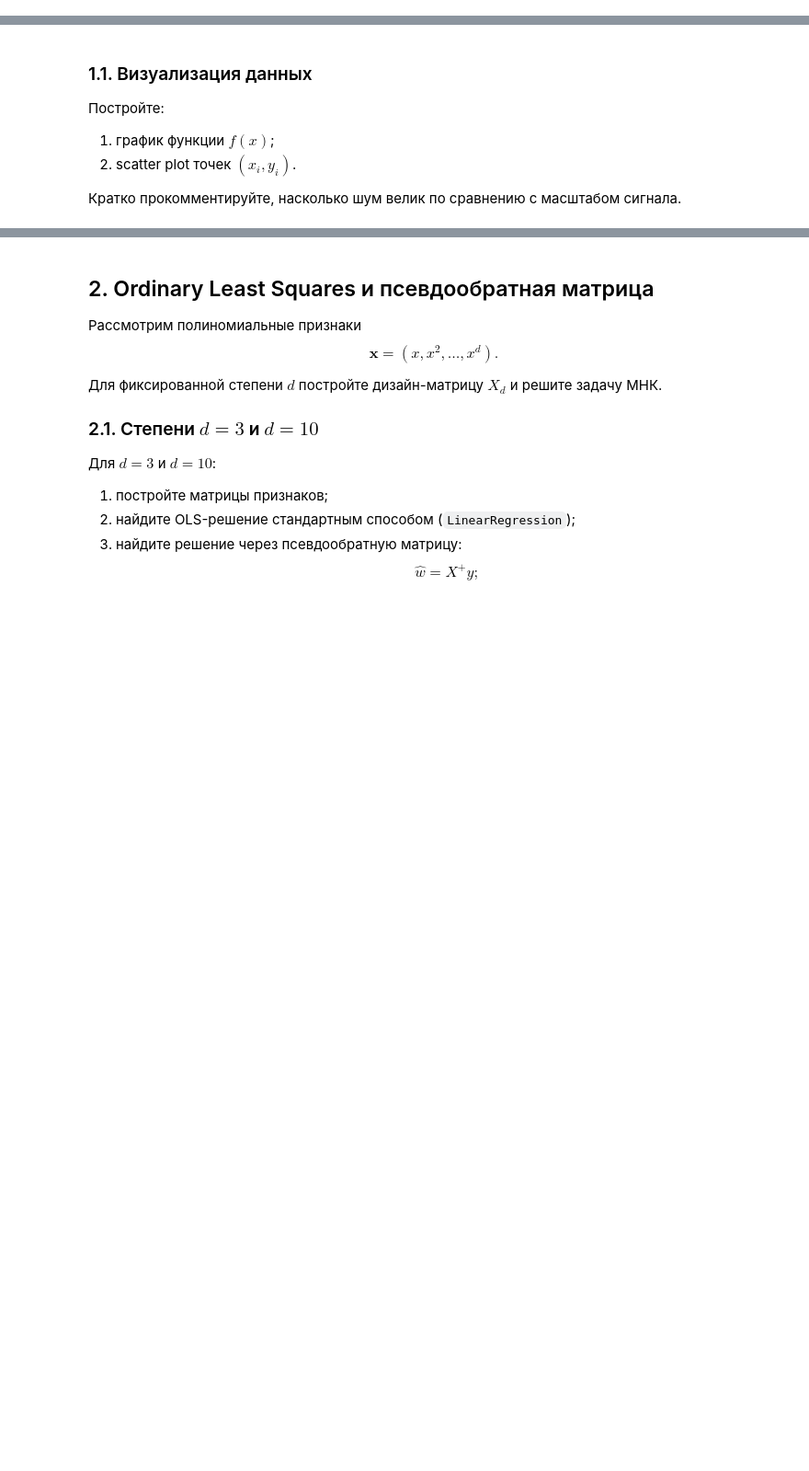
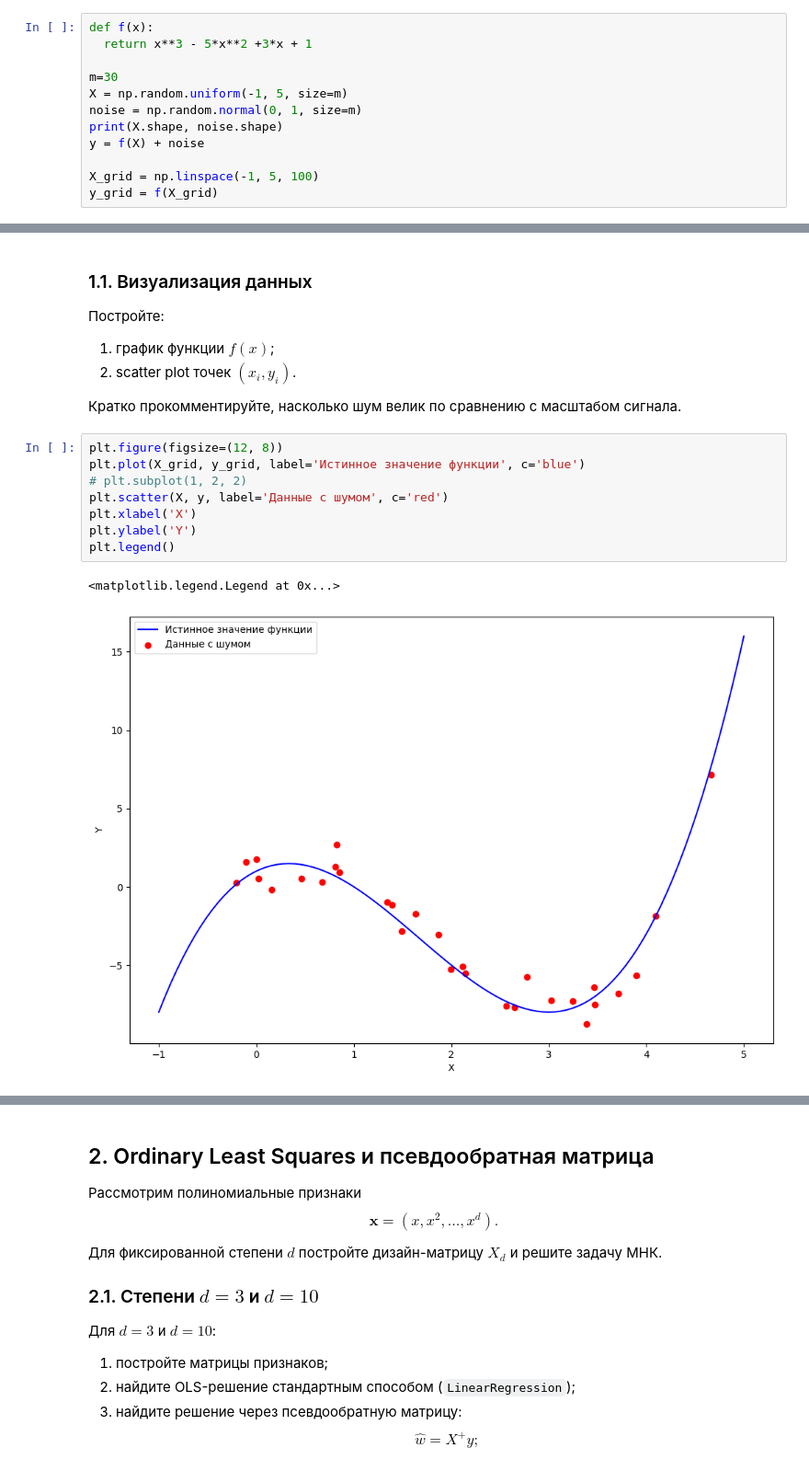
Before and after one commit to DmytryPan/ml-math-base-course, a Jupyter notebook: lab-04/Lab_code_4.ipynb, the cells around one changed output, grey strips where cells are left out. Shown at 92% size. Drawn from its saved outputs; the diff is of its cells as text; blank space fills up the shorter version.

```diff
--- a/lab-04/Lab_code_4.ipynb
+++ b/lab-04/Lab_code_4.ipynb
@@ -44,3 +49,15 @@ $$
 - вектор входов $x$,
 - вектор ответов $y$,
 - значения ``истинной'' функции $f(x)$ на плотной сетке.
+# %%
+def f(x):
+  return x**3 - 5*x**2 +3*x + 1
+
+m=30
+X = np.random.uniform(-1, 5, size=m)
+noise = np.random.normal(0, 1, size=m)
+print(X.shape, noise.shape)
+y = f(X) + noise
+
+X_grid = np.linspace(-1, 5, 100)
+y_grid = f(X_grid)
@@ -52,3 +71,14 @@ $$
 2. scatter plot точек $(x_i,y_i)$.
 
 Кратко прокомментируйте, насколько шум велик по сравнению с масштабом сигнала.
+# %%
+plt.figure(figsize=(12, 8))
+plt.plot(X_grid, y_grid, label='Истинное значение функции', c='blue')
+# plt.subplot(1, 2, 2)
+plt.scatter(X, y, label='Данные с шумом', c='red')
+plt.xlabel('X')
+plt.ylabel('Y')
+plt.legend()
+# %% [output]
+<matplotlib.legend.Legend at 0x...>
+[figure, added]
```
Also changed, not shown: parts of 3 cells of this notebook.
